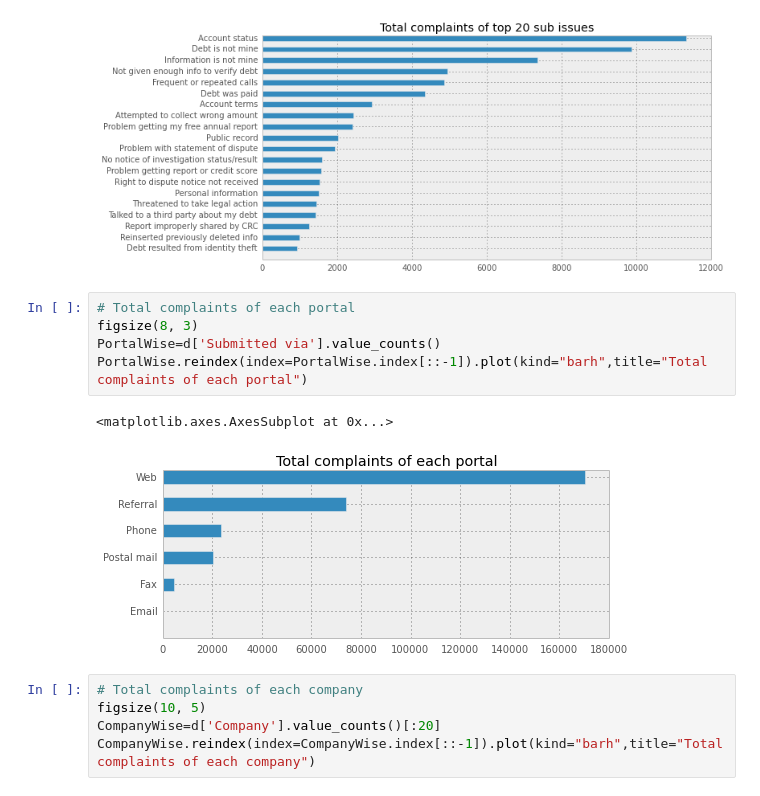
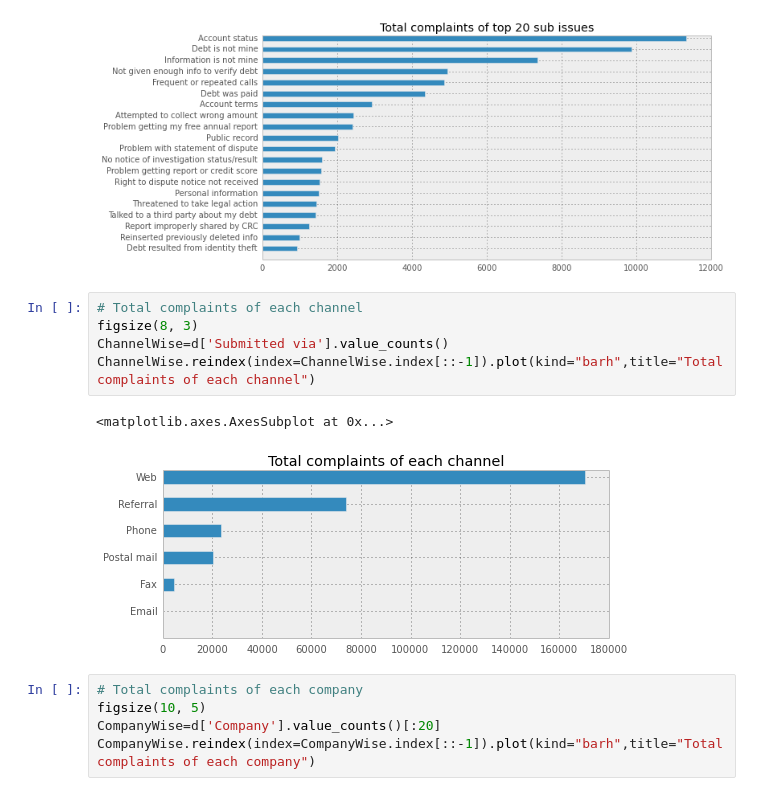
Before and after one commit to saravana76/Assignment2, a Jupyter notebook: BigData-Assignment2.ipynb, the cells around one changed output. Drawn from its saved outputs; the diff is of its cells as text.

```diff
--- a/BigData-Assignment2.ipynb
+++ b/BigData-Assignment2.ipynb
@@ -59,13 +59,13 @@ SubIssueWise.reindex(index=SubIssueWise.index[::-1]).plot(kind="barh",title="Tot
 <matplotlib.axes.AxesSubplot at 0x...>
 [figure]
 # %%
-# Total complaints of each portal
+# Total complaints of each channel
 figsize(8, 3)
-PortalWise=d['Submitted via'].value_counts()
-PortalWise.reindex(index=PortalWise.index[::-1]).plot(kind="barh",title="Total complaints of each portal")
+ChannelWise=d['Submitted via'].value_counts()
+ChannelWise.reindex(index=ChannelWise.index[::-1]).plot(kind="barh",title="Total complaints of each channel")
 # %% [output]
 <matplotlib.axes.AxesSubplot at 0x...>
-[figure, old version]
+[figure, new version]
 # %%
 # Total complaints of each company
 figsize(10, 5)
```
Also changed, not shown: parts of 6 cells of this notebook.
